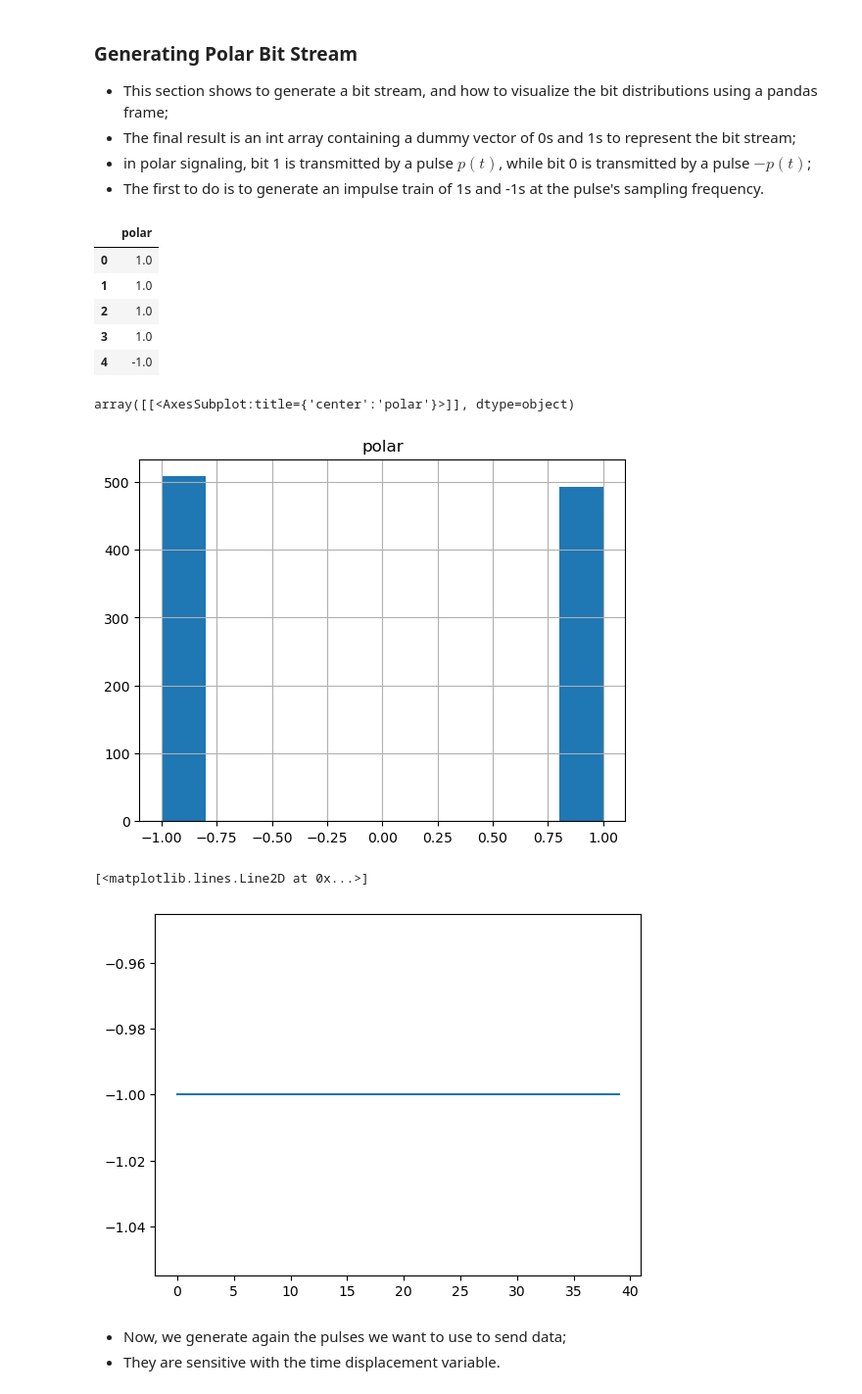
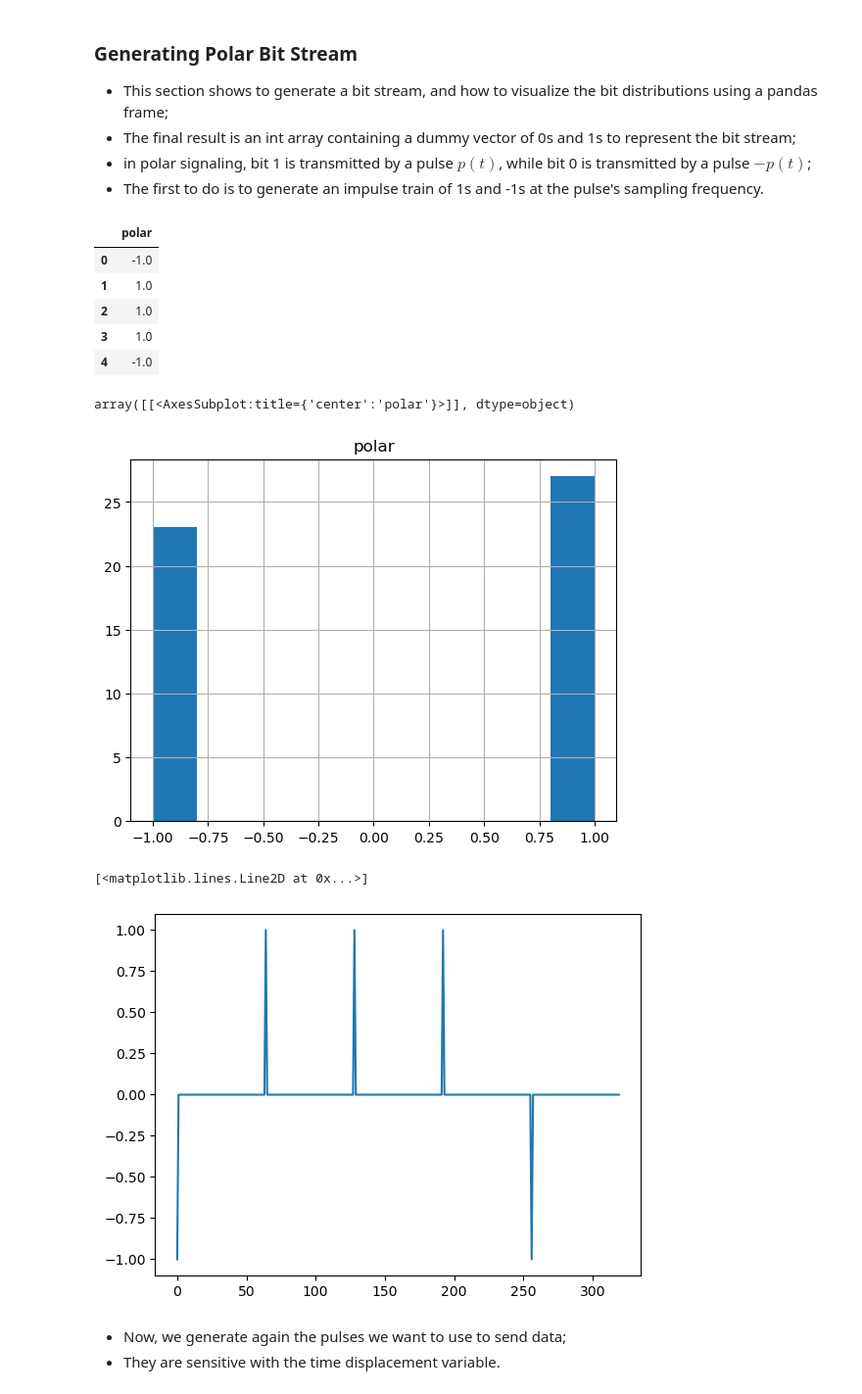
Before and after one commit to floose/py-ju-sea-dsp, a Jupyter notebook: ex1-rc-circ/LTSpice_Nyquist_pulse.ipynb, the cells around one changed output. Shown at 98% size. Cells and saved outputs as stored; diff of their text form; code cells hidden in the pictures.

```diff
--- a/ex1-rc-circ/LTSpice_Nyquist_pulse.ipynb
+++ b/ex1-rc-circ/LTSpice_Nyquist_pulse.ipynb
@@ -332,14 +334,14 @@ plt.legend()
 # %%
 import pandas as pd
 #Generate random bit sequence
-numBits = 1000 #number of bits desired to transmit
+numBits = 50 #number of bits desired to transmit
 noise = np.random.normal(0,1,numBits) #generates random noise
 df = pd.DataFrame(np.sign(noise),columns=['polar']) #assigns a pandas dataframe of boolean type
 polar = df[['polar']].to_numpy() #gets the array data
 df.head() #displays the dataframe for visualization
 # %% [output]
 |  | polar |
-| 0 | 1.0 |
+| 0 | -1.0 |
 | 1 | 1.0 |
 | 2 | 1.0 |
 | 3 | 1.0 |
@@ -349,7 +351,7 @@ df.head() #displays the dataframe for visualization
 df.hist()
 # %% [output]
 array([[<AxesSubplot:title={'center':'polar'}>]], dtype=object)
-[figure, old version]
+[figure, new version]
 # %%
 #upsampling to get pulse train of line code
 impulse_train = np.zeros(numPoints*numBits) #assigns memory to pulse train
@@ -363,10 +365,10 @@ for bits in polar:
 del bit_index #eliminates dummy variable for track bit index
 # %%
 #plot the first 5 impulses for eye verification
-plt.plot(pulse_train[0:numPoints*5])
+plt.plot(impulse_train[0:numPoints*5])
 # %% [output]
 [<matplotlib.lines.Line2D at 0x...>]
-[figure, old version]
+[figure, new version]
 # %% [markdown]
 * Now, we generate again the pulses we want to use to send data;
 * They are sensitive with the time displacement variable.
```
Also changed, not shown: parts of 14 cells of this notebook.
